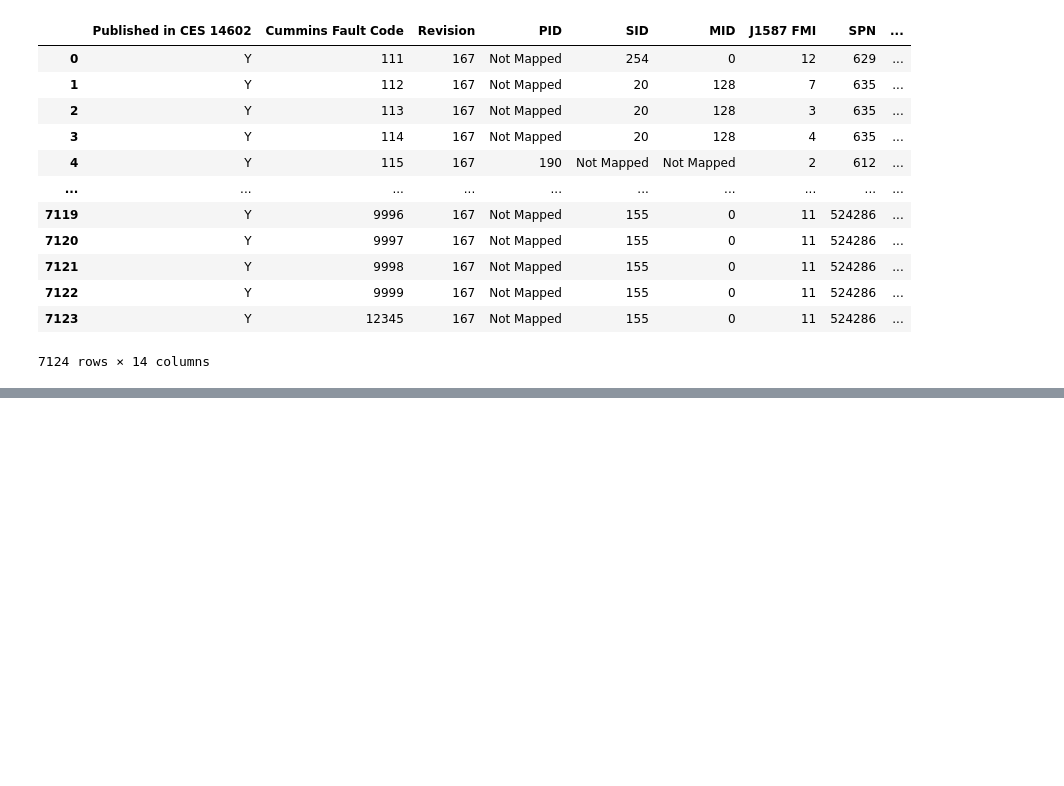
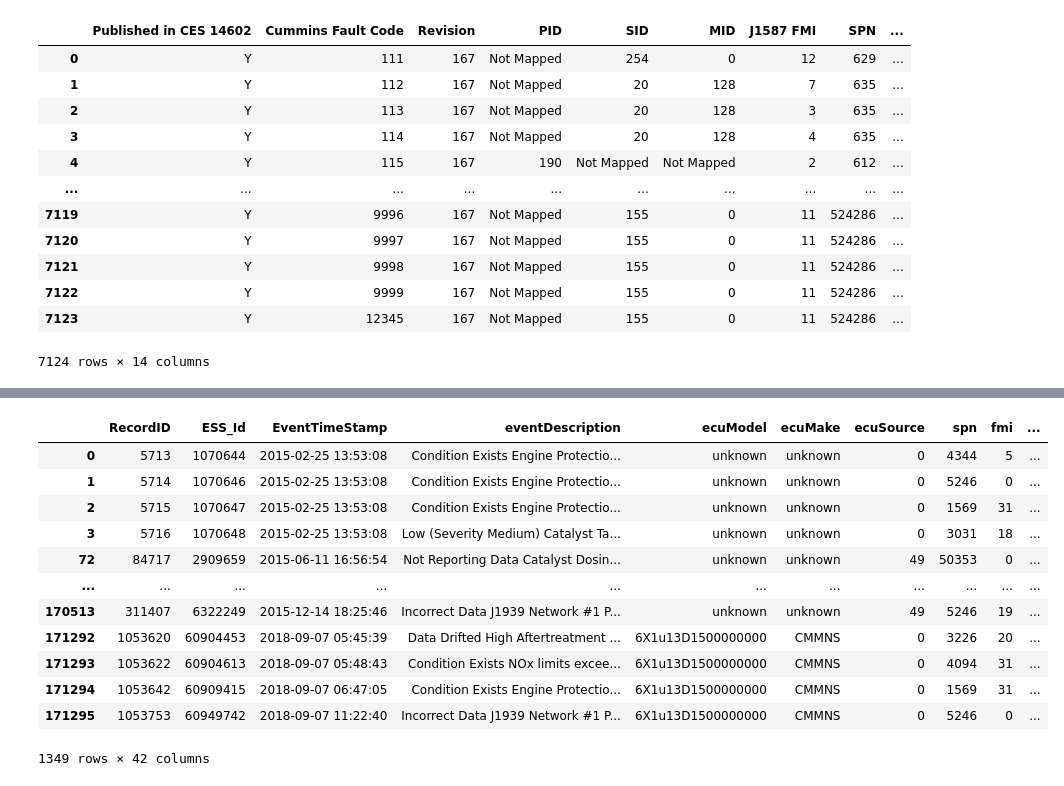
Before and after one commit to ashamaheshwari/big_g_express-predicting-derates, a Jupyter notebook: notebooks/big_g.ipynb, the cells around one changed output, grey strips where cells are left out. Drawn from its saved outputs; the diff is of its cells as text; code cells hidden in the pictures; blank space fills up the shorter version.

Commit message:
first notebook with feature importance

```diff
--- a/notebooks/big_g.ipynb
+++ b/notebooks/big_g.ipynb
@@ -141,0 +373,4 @@ fault_diag.loc[fault_diag['spn'].isin([5246, 1569])]
+# %%
+# extract integer from datetime columns for modeling
+fault_diag_filtered['time_to_spn'] = fault_diag_filtered['time_to_spn'].dt.days
+fault_diag_filtered['overall_avg_time'] = fault_diag_filtered['overall_avg_time'].dt.days
@@ -141,0 +435,28 @@ fault_diag.loc[fault_diag['spn'].isin([5246, 1569])]
+# %%
+# find the first occurrence of spn = 5246 for each EquipmentID
+earliest_timestamps = fault_diag_filtered.loc[fault_diag_filtered['spn'] == 5246] \
+    .groupby('EquipmentID')['EventTimeStamp'].first()
+
+# create a new column with the time difference in hours between each row and the first occurrence of spn = 5246 for each EquipmentID
+fault_diag_filtered['time_diff'] = (fault_diag_filtered['EventTimeStamp'] - fault_diag_filtered['EquipmentID'].map(earliest_timestamps)) \
+    .dt.total_seconds() / 3600
+
+# filter the dataframe to keep only the rows where the time difference is less than or equal to 24 hours
+filtered_spn = fault_diag_filtered.loc[(fault_diag_filtered['EquipmentID'].isin(earliest_timestamps.index))
+    & (fault_diag_filtered['time_diff'] >= -24)
+    & (fault_diag_filtered['time_diff'] <= 0)]
+filtered_spn
+# %% [output]
+|  | RecordID | ESS_Id | EventTimeStamp | eventDescription | ecuModel | ecuMake | ecuSource | spn | fmi | ... |
+| 0 | 5713 | 1070644 | 2015-02-25 13:53:08 | Condition Exists Engine Protectio... | unknown | unknown | 0 | 4344 | 5 | ... |
+| 1 | 5714 | 1070646 | 2015-02-25 13:53:08 | Condition Exists Engine Protectio... | unknown | unknown | 0 | 5246 | 0 | ... |
+| 2 | 5715 | 1070647 | 2015-02-25 13:53:08 | Condition Exists Engine Protectio... | unknown | unknown | 0 | 1569 | 31 | ... |
+| 3 | 5716 | 1070648 | 2015-02-25 13:53:08 | Low (Severity Medium) Catalyst Ta... | unknown | unknown | 0 | 3031 | 18 | ... |
+| 72 | 84717 | 2909659 | 2015-06-11 16:56:54 | Not Reporting Data Catalyst Dosin... | unknown | unknown | 49 | 50353 | 0 | ... |
+| ... | ... | ... | ... | ... | ... | ... | ... | ... | ... | ... |
+| 170513 | 311407 | 6322249 | 2015-12-14 18:25:46 | Incorrect Data J1939 Network #1 P... | unknown | unknown | 49 | 5246 | 19 | ... |
+| 171292 | 1053620 | 60904453 | 2018-09-07 05:45:39 | Data Drifted High Aftertreatment ... | 6X1u13D1500000000 | CMMNS | 0 | 3226 | 20 | ... |
+| 171293 | 1053622 | 60904613 | 2018-09-07 05:48:43 | Condition Exists NOx limits excee... | 6X1u13D1500000000 | CMMNS | 0 | 4094 | 31 | ... |
+| 171294 | 1053642 | 60909415 | 2018-09-07 06:47:05 | Condition Exists Engine Protectio... | 6X1u13D1500000000 | CMMNS | 0 | 1569 | 31 | ... |
+| 171295 | 1053753 | 60949742 | 2018-09-07 11:22:40 | Incorrect Data J1939 Network #1 P... | 6X1u13D1500000000 | CMMNS | 0 | 5246 | 0 | ... |
+1349 rows × 42 columns
```
Also changed, not shown: parts of 53 cells of this notebook.
